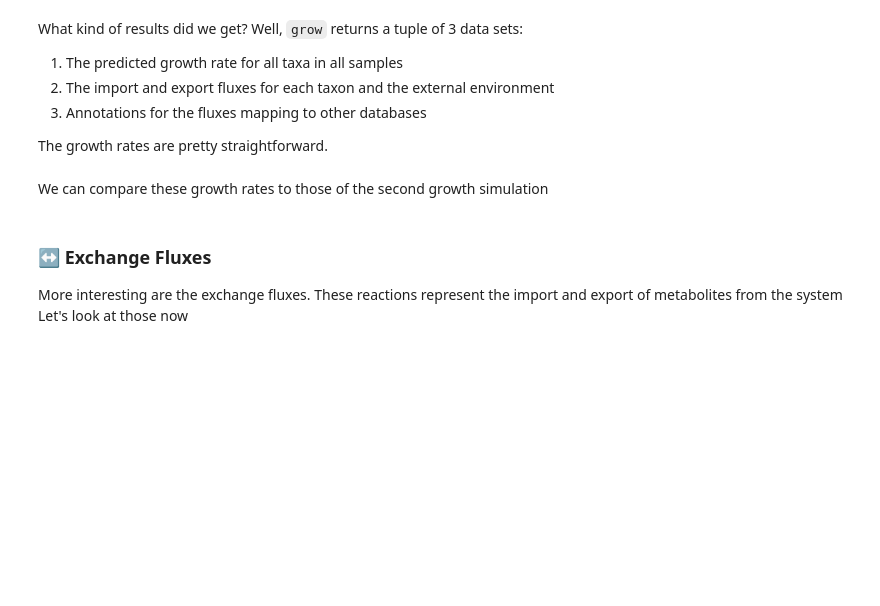
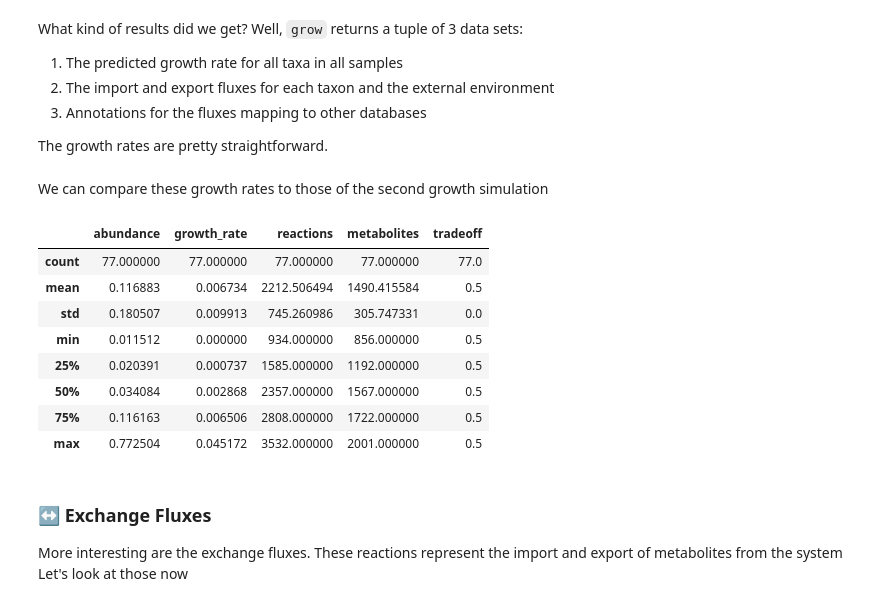
Before and after one commit to Gibbons-Lab/isb_course_2022, a Jupyter notebook: micom.ipynb, the cells around one changed output. Saved outputs shown, nothing was run; the diff lists cells and outputs as text; code cells hidden in the pictures; blank space fills up the shorter version.

```diff
--- a/micom.ipynb
+++ b/micom.ipynb
@@ -224,3 +278,15 @@ matched_growth.growth_rates
+# %%
+traditional_growth.growth_rates.describe()
+# %% [output]
+|  | abundance | growth_rate | reactions | metabolites | tradeoff |
+| count | 77.000000 | 77.000000 | 77.000000 | 77.000000 | 77.0 |
+| mean | 0.116883 | 0.006734 | 2212.506494 | 1490.415584 | 0.5 |
+| std | 0.180507 | 0.009913 | 745.260986 | 305.747331 | 0.0 |
+| min | 0.011512 | 0.000000 | 934.000000 | 856.000000 | 0.5 |
+| 25% | 0.020391 | 0.000737 | 1585.000000 | 1192.000000 | 0.5 |
+| 50% | 0.034084 | 0.002868 | 2357.000000 | 1567.000000 | 0.5 |
+| 75% | 0.116163 | 0.006506 | 2808.000000 | 1722.000000 | 0.5 |
+| max | 0.772504 | 0.045172 | 3532.000000 | 2001.000000 | 0.5 |
 # %% [markdown]
 ### ↔️ Exchange Fluxes
 
```
Also changed, not shown: parts of 29 cells of this notebook, 13 other files.
